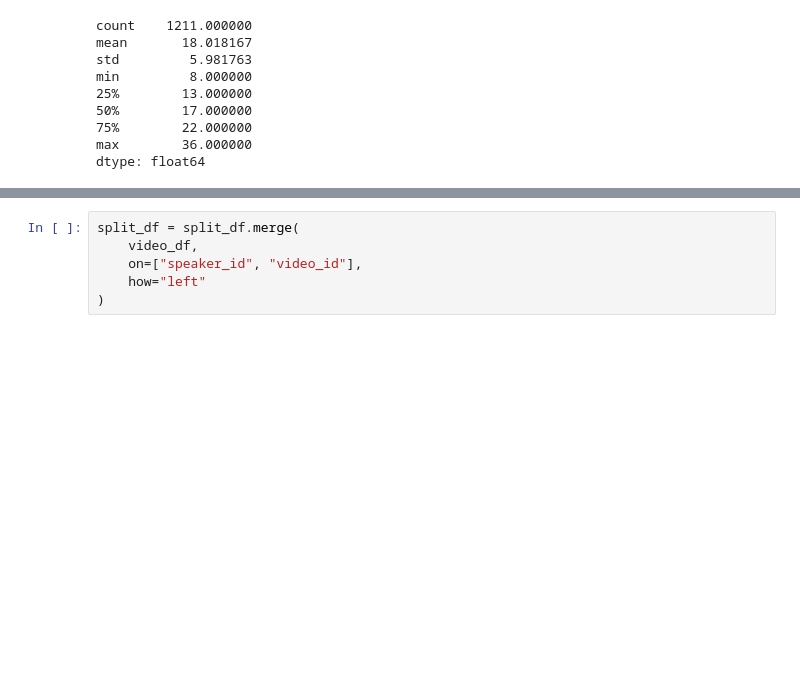
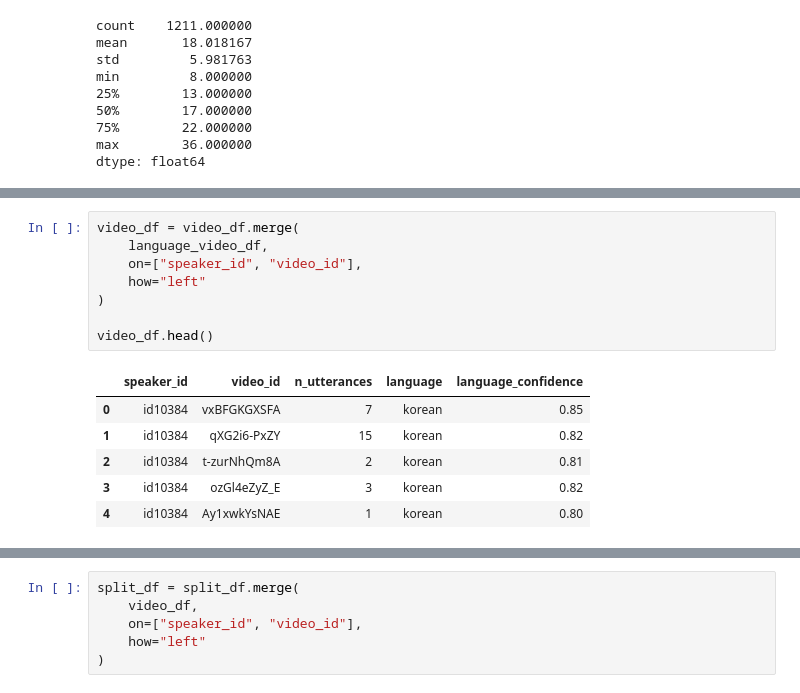
Before and after one commit to Junicolay/interview-anonymization, a Jupyter notebook: notebooks/01_voxceleb_exploration.ipynb, the cells around one changed output, grey strips where cells are left out. Drawn from its saved outputs; the diff is of its cells as text; blank space fills up the shorter version.

```diff
--- a/notebooks/01_voxceleb_exploration.ipynb
+++ b/notebooks/01_voxceleb_exploration.ipynb
@@ -143,0 +251,15 @@ Speakers with at least 3 videos: 1211
+# %%
+video_df = video_df.merge(
+    language_video_df,
+    on=["speaker_id", "video_id"],
+    how="left"
+)
+
+video_df.head()
+# %% [output]
+|  | speaker_id | video_id | n_utterances | language | language_confidence |
+| 0 | id10384 | vxBFGKGXSFA | 7 | korean | 0.85 |
+| 1 | id10384 | qXG2i6-PxZY | 15 | korean | 0.82 |
+| 2 | id10384 | t-zurNhQm8A | 2 | korean | 0.81 |
+| 3 | id10384 | ozGl4eZyZ_E | 3 | korean | 0.82 |
+| 4 | id10384 | Ay1xwkYsNAE | 1 | korean | 0.80 |
```
Also changed, not shown: parts of 28 cells of this notebook, 10 other files.
